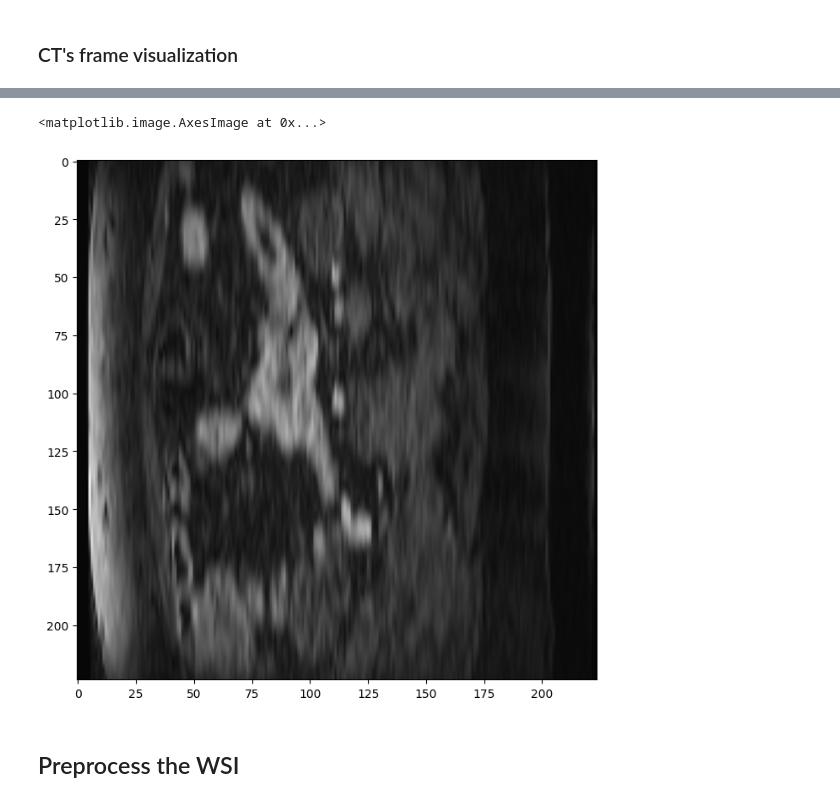
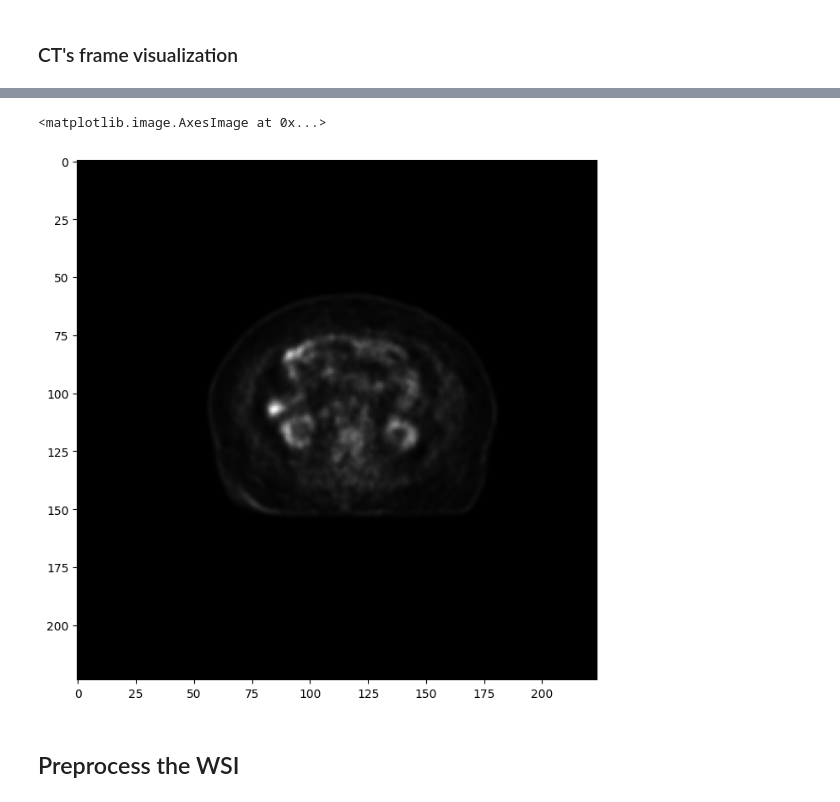
Before and after one commit to PietroCaforio/research-biocv-proj, a Jupyter notebook: preprocessing.ipynb, the cells around one changed output, grey strips where cells are left out. Saved outputs shown, nothing was run; the diff lists cells and outputs as text; code cells hidden in the pictures.

```diff
--- a/preprocessing.ipynb
+++ b/preprocessing.ipynb
@@ -485,12 +485,14 @@ IndexError: single positional indexer is out-of-bounds
 # %%
 import os
 import math
-data_path = "./data/processed_CPTACUCEC_3D_pad/CT"
+#data_path = "./data/processed_CPTACUCEC_3D_pad/CT"
+data_path = "./data/processed_3D_pad/CT"
 
 folders = [f for f in os.listdir(data_path) ]
 folders_iterator = iter(folders)
 # %%
-
+#C3L00963 CPTAC-UCEC unico volume da droppare
+#C3L-01032 rettangoli? per il resto tutto ok su CPTACPDA
 folder = next(folders_iterator)
 volumes = []
 
@@ -511,7 +513,7 @@ else:
 
 # Iterate over the images and axes to plot them
 for i, volume in enumerate(volumes):
-    axes[i].imshow(volume["volume"][80,:,:], cmap="gray")
+    axes[i].imshow(volume["volume"][30,:,:], cmap="gray")
     axes[i].axis('off')  # Hide the axes
     axes[i].set_title(i, fontsize=12, pad=10)
 
@@ -538,13 +539,13 @@ TypeError: 'Axes' object is not subscriptable
 # %%
 import numpy as np
 import matplotlib.pyplot as plt
 vol = np.load("./data/processed_CPTACUCEC_3D_pad/CT/C3L-00963/0.npy")
 plt.figure(figsize=(8,8))
 #vol = vol.transpose(0,2,1)
-plt.imshow(vol[80,:,:], cmap='gray')
+plt.imshow(volume["volume"][90,:,:], cmap='gray')
 # %% [output]
 <matplotlib.image.AxesImage at 0x...>
-[figure, old version]
+[figure, new version]
 # %% [markdown]
 ## Preprocess the WSI
 # %%
```
Also changed, not shown: parts of 1 cell of this notebook, 31 other files.
